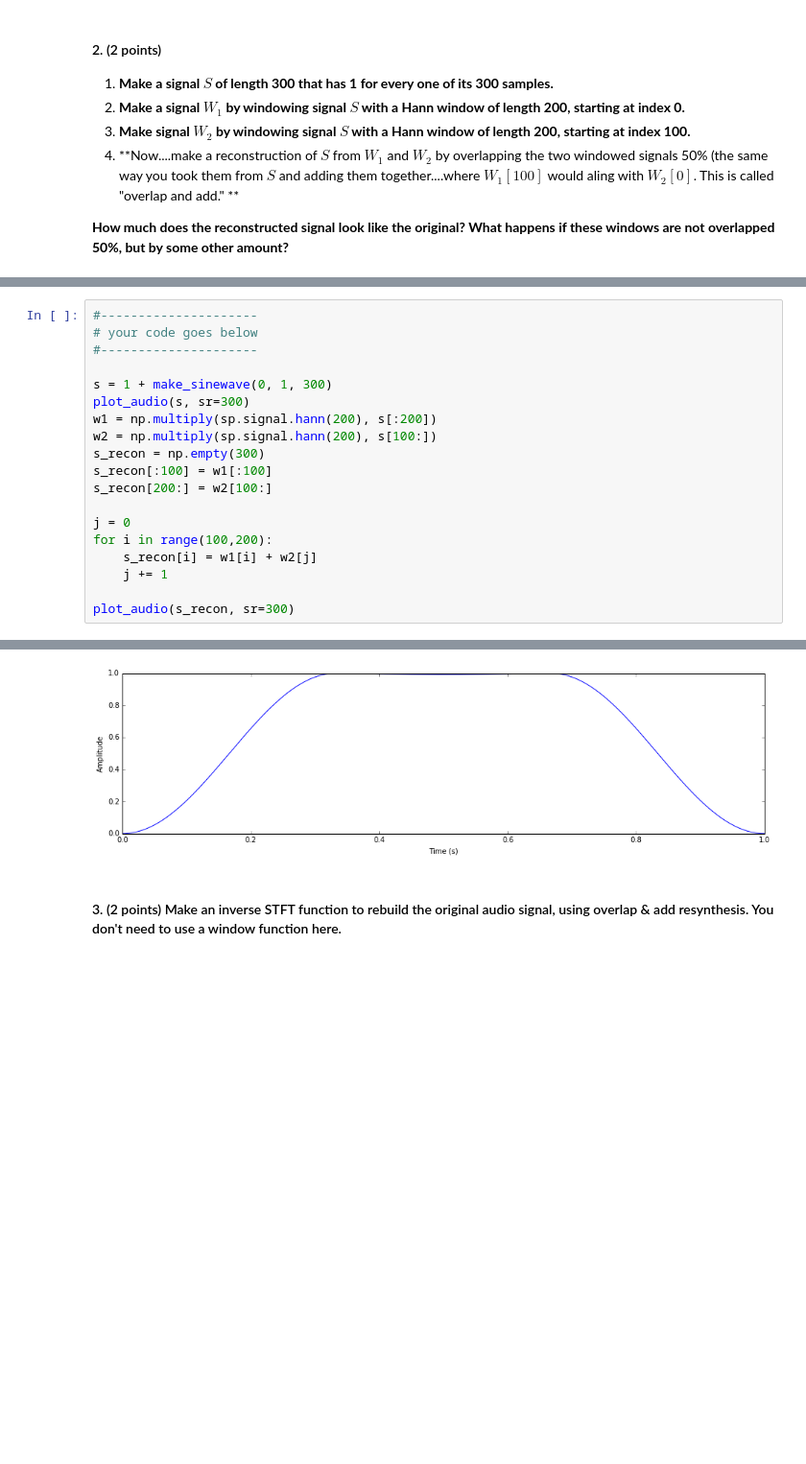
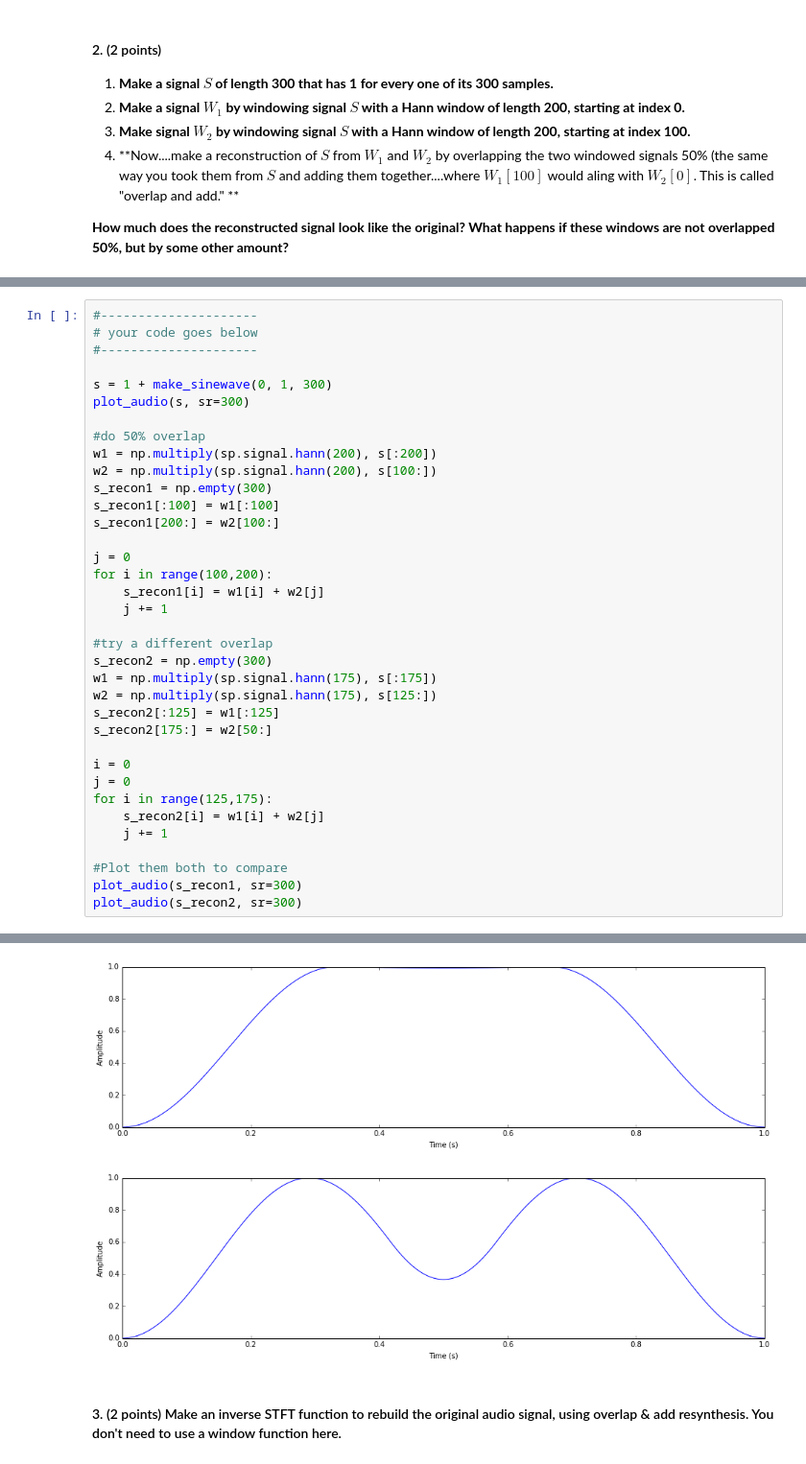
Before and after one commit to sgnachreiner/eecs352-hw2, a Jupyter notebook: HW2.ipynb, the cells around one changed output, grey strips where cells are left out. Shown at 96% size. Saved outputs shown, nothing was run; the diff lists cells and outputs as text; blank space fills up the shorter version.

```diff
--- a/HW2.ipynb
+++ b/HW2.ipynb
@@ -171,25 +178,43 @@ your answer goes here
 # %%
 #---------------------
 # your code goes below
 #---------------------
 
 s = 1 + make_sinewave(0, 1, 300)
 plot_audio(s, sr=300)
+
+#do 50% overlap
 w1 = np.multiply(sp.signal.hann(200), s[:200])
 w2 = np.multiply(sp.signal.hann(200), s[100:])
-s_recon = np.empty(300)
-s_recon[:100] = w1[:100]
-s_recon[200:] = w2[100:]
+s_recon1 = np.empty(300)
+s_recon1[:100] = w1[:100]
+s_recon1[200:] = w2[100:]
 
 j = 0
 for i in range(100,200):
-    s_recon[i] = w1[i] + w2[j]
+    s_recon1[i] = w1[i] + w2[j]
     j += 1
 
-plot_audio(s_recon, sr=300)
+#try a different overlap
+s_recon2 = np.empty(300)
+w1 = np.multiply(sp.signal.hann(175), s[:175])
+w2 = np.multiply(sp.signal.hann(175), s[125:])
+s_recon2[:125] = w1[:125]
+s_recon2[175:] = w2[50:]
+
+i = 0
+j = 0
+for i in range(125,175):
+    s_recon2[i] = w1[i] + w2[j]
+    j += 1
+
+#Plot them both to compare
+plot_audio(s_recon1, sr=300)
+plot_audio(s_recon2, sr=300)
 # %% [output]
 [figure]
 [figure]
+[figure, added]
 # %% [markdown]
 #### 3. (2 points) Make an inverse STFT function to rebuild the original audio signal, using overlap & add resynthesis. You don't need to use a window function here.
 # %%
```
Also changed, not shown: parts of 9 cells of this notebook.
